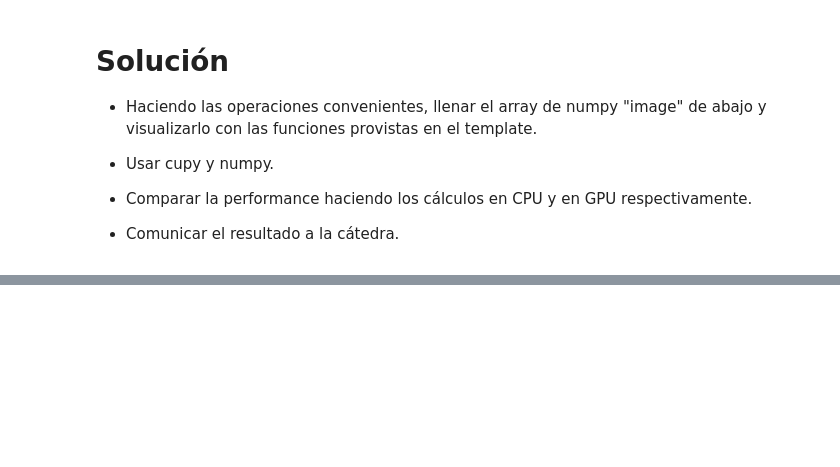
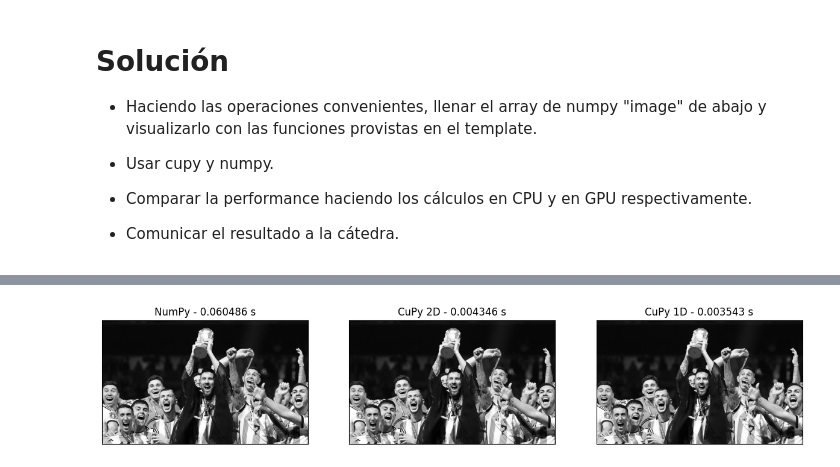
Before and after one commit to fericazatti/CUDA_GPU_INTRODUCTION, a Jupyter notebook: ICNPG_desafio_FFT.ipynb, the cells around one changed output, grey strips where cells are left out. Cells and saved outputs as stored; diff of their text form; code cells hidden in the pictures; blank space fills up the shorter version.

```diff
--- a/ICNPG_desafio_FFT.ipynb
+++ b/ICNPG_desafio_FFT.ipynb
@@ -124,0 +80,97 @@ Elapsed time (cupy): 3.695487976074219e-05 seconds
+# %%
+import time
+import cupy as cp
+import numpy as np
+from matplotlib import pyplot as plt
+
+# Cargar los binarios de magnitud y fase
+pha = np.fromfile('phase.bin', dtype=np.float32)
+mag = np.fromfile('magnitude.bin', dtype=np.float32)
+
+shape = (720, 1200)
+
+pha = pha.reshape(shape)
+mag = mag.reshape(shape)
+
+image = np.empty(shape)
+
+# ============================== #
+# Solución NumPy (CPU) #
+# ============================== #
+start_time_numpy = time.time()
+
+# Calcular la transformada inversa de Fourier
+combined_data = mag * np.exp(1j * pha)
+image_numpy = np.fft.ifft2(np.fft.ifftshift(combined_data)).real
+
+end_time_numpy = time.time()
+elapsed_time_numpy = end_time_numpy - start_time_numpy
+
+print(f"Elapsed time (NumPy - CPU): {elapsed_time_numpy:.6f} seconds")
+
+# ============================== #
+# Solución CuPy (GPU - Bidimensional) #
+# ============================== #
+start_time_cupy_2D = time.time()
+
+# Convertir arrays a GPU
+gpu_mag_2D = cp.asarray(mag)
+gpu_pha_2D = cp.asarray(pha)
+
+# Operaciones en GPU usando datos en 2D
+combined_data_gpu_2D = gpu_mag_2D * cp.exp(1j * gpu_pha_2D)
+image_gpu_2D = cp.fft.ifft2(cp.fft.ifftshift(combined_data_gpu_2D)).real
+image_cupy_2D = cp.asnumpy(image_gpu_2D)  # Convertir de vuelta a NumPy
+
+end_time_cupy_2D = time.time()
+elapsed_time_cupy_2D = end_time_cupy_2D - start_time_cupy_2D
+
+print(f"Elapsed time (CuPy - 2D array): {elapsed_time_cupy_2D:.6f} seconds")
+
+# ============================== #
+# Solución CuPy Optimizada (GPU - Unidimensional) #
+# ============================== #
+start_time_cupy_1D = time.time()
+
+# Convertir a unidimensional para optimizar acceso a memoria
+gpu_mag_1D = cp.asarray(mag)
+gpu_pha_1D = cp.asarray(pha)
+
+# Operación en 1D y luego reshape para 2D
+combined_data_gpu_1D = gpu_mag_1D * cp.exp(1j * gpu_pha_1D)
+combined_data_gpu_1D = combined_data_gpu_1D.reshape(shape)  # Volver a 2D
+
+# Aplicar la transformada inversa de Fourier
+image_gpu_1D = cp.fft.ifft2(cp.fft.ifftshift(combined_data_gpu_1D)).real
+image_cupy_1D = cp.asnumpy(image_gpu_1D)  # Convertir de vuelta a NumPy
+
+end_time_cupy_1D = time.time()
+elapsed_time_cupy_1D = end_time_cupy_1D - start_time_cupy_1D
+
+print(f"Elapsed time (CuPy - Optimized 1D array): {elapsed_time_cupy_1D:.6f} seconds")
+
+# ============================== #
+# Mostrar las imágenes #
+# ============================== #
+plt.figure(figsize=(15, 5))
+
+# Imagen con NumPy
+plt.subplot(1, 3, 1)
+plt.imshow(image_numpy, cmap='gray')
+plt.title(f'NumPy - {elapsed_time_numpy:.6f} s')
+plt.xticks([]), plt.yticks([])
+
+# Imagen con CuPy (2D)
+plt.subplot(1, 3, 2)
+plt.imshow(image_cupy_2D, cmap='gray')
+plt.title(f'CuPy 2D - {elapsed_time_cupy_2D:.6f} s')
+plt.xticks([]), plt.yticks([])
+
+# Imagen con CuPy (Optimizado 1D)
+plt.subplot(1, 3, 3)
+plt.imshow(image_cupy_1D, cmap='gray')
+plt.title(f'CuPy 1D - {elapsed_time_cupy_1D:.6f} s')
+plt.xticks([]), plt.yticks([])
+
+plt.show()
+# %% [output]
@@ -124,0 +180 @@ Elapsed time (cupy): 3.695487976074219e-05 seconds
+[figure, added]
```
Also changed, not shown: parts of 3 cells of this notebook.
